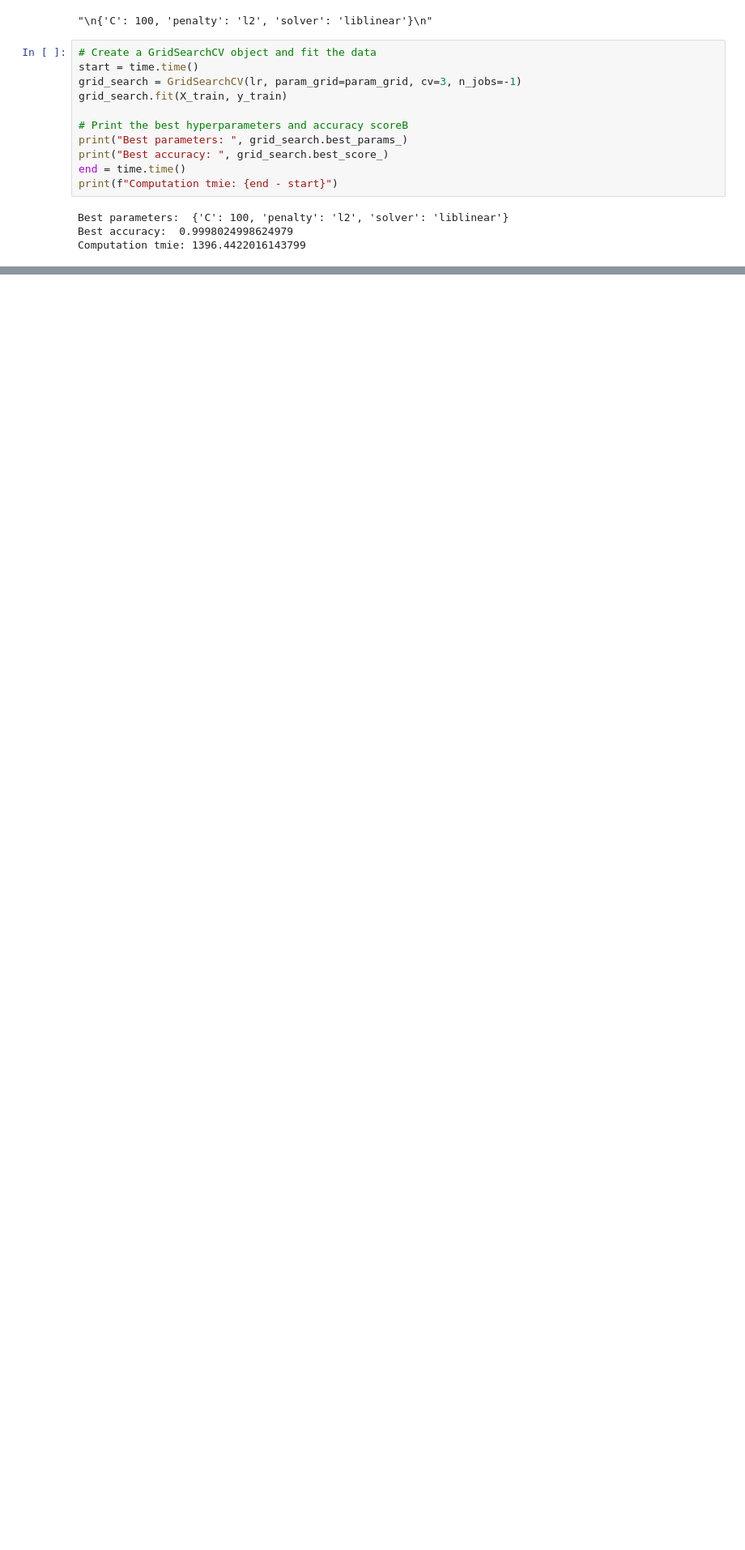
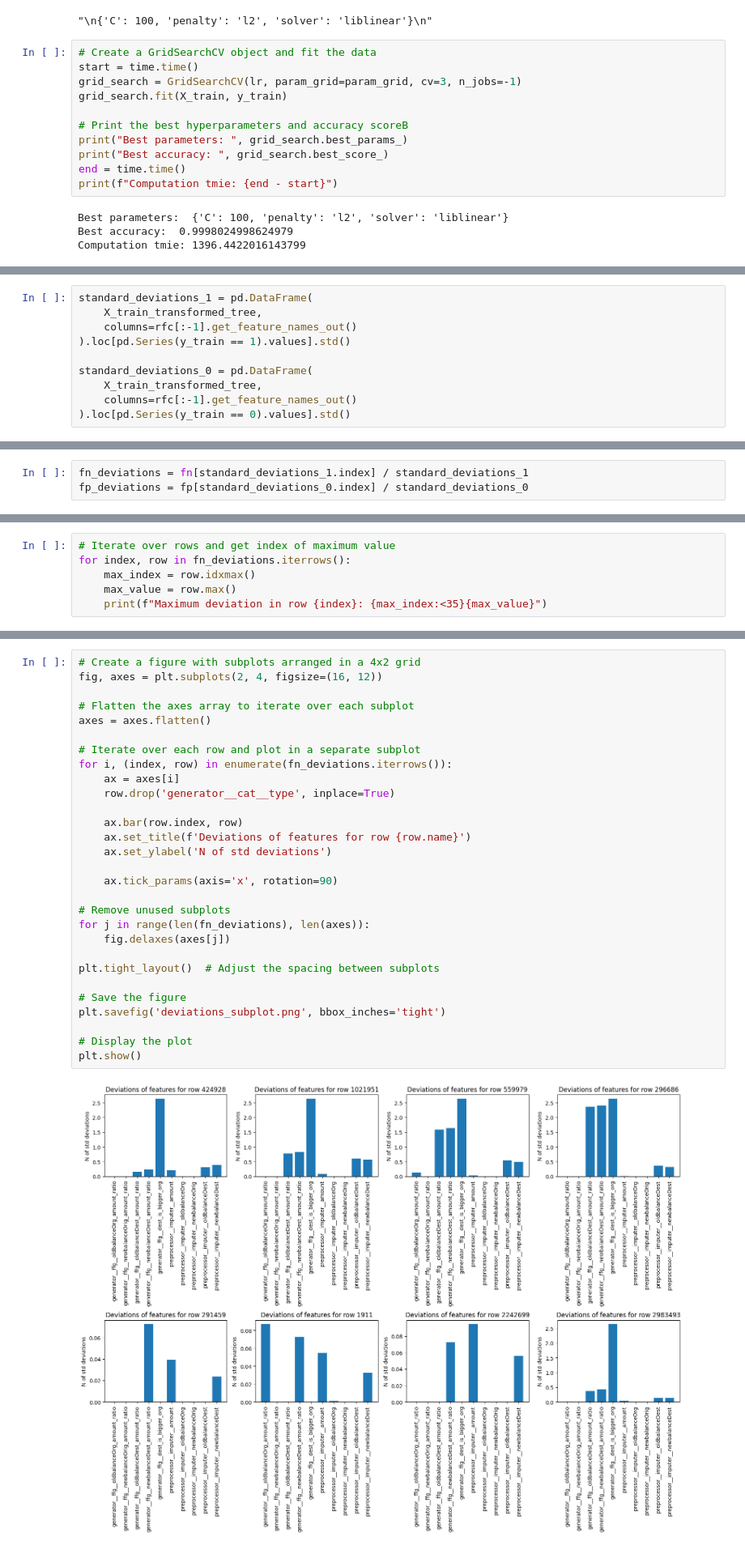
Before and after one commit to DZIMDZEM/data_mining, a Jupyter notebook: pipeline.ipynb, the cells around one changed output, grey strips where cells are left out. Shown at 81% size. Drawn from its saved outputs; the diff is of its cells as text; blank space fills up the shorter version.

```diff
--- a/pipeline.ipynb
+++ b/pipeline.ipynb
@@ -986,0 +1113,10 @@ Computation tmie: 1396.4422016143799
+# %%
+standard_deviations_1 = pd.DataFrame(
+    X_train_transformed_tree,
+    columns=rfc[:-1].get_feature_names_out()
+).loc[pd.Series(y_train == 1).values].std()
+
+standard_deviations_0 = pd.DataFrame(
+    X_train_transformed_tree,
+    columns=rfc[:-1].get_feature_names_out()
+).loc[pd.Series(y_train == 0).values].std()
@@ -986,0 +1140,3 @@ Computation tmie: 1396.4422016143799
+# %%
+fn_deviations = fn[standard_deviations_1.index] / standard_deviations_1
+fp_deviations = fp[standard_deviations_0.index] / standard_deviations_0
@@ -986,0 +1155,6 @@ Computation tmie: 1396.4422016143799
+# %%
+# Iterate over rows and get index of maximum value
+for index, row in fn_deviations.iterrows():
+    max_index = row.idxmax()
+    max_value = row.max()
+    print(f"Maximum deviation in row {index}: {max_index:<35}{max_value}")
@@ -986,0 +1170,31 @@ Computation tmie: 1396.4422016143799
+# %%
+# Create a figure with subplots arranged in a 4x2 grid
+fig, axes = plt.subplots(2, 4, figsize=(16, 12))
+
+# Flatten the axes array to iterate over each subplot
+axes = axes.flatten()
+
+# Iterate over each row and plot in a separate subplot
+for i, (index, row) in enumerate(fn_deviations.iterrows()):
+    ax = axes[i]
+    row.drop('generator__cat__type', inplace=True)
+
+    ax.bar(row.index, row)
+    ax.set_title(f'Deviations of features for row {row.name}')
+    ax.set_ylabel('N of std deviations')
+
+    ax.tick_params(axis='x', rotation=90)
+
+# Remove unused subplots
+for j in range(len(fn_deviations), len(axes)):
+    fig.delaxes(axes[j])
+
+plt.tight_layout()  # Adjust the spacing between subplots
+
+# Save the figure
+plt.savefig('deviations_subplot.png', bbox_inches='tight')
+
+# Display the plot
+plt.show()
+# %% [output]
+[figure, added]
```
Also changed, not shown: parts of 27 cells of this notebook.
